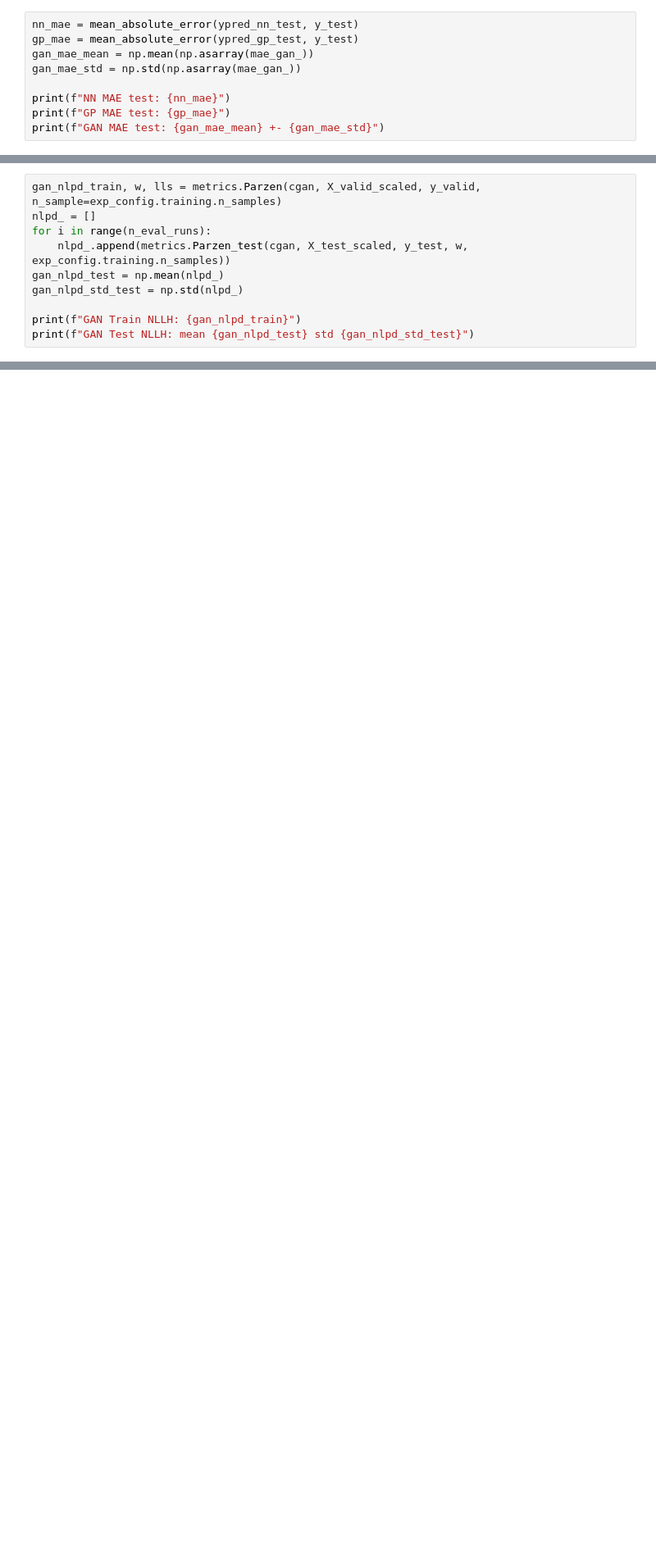
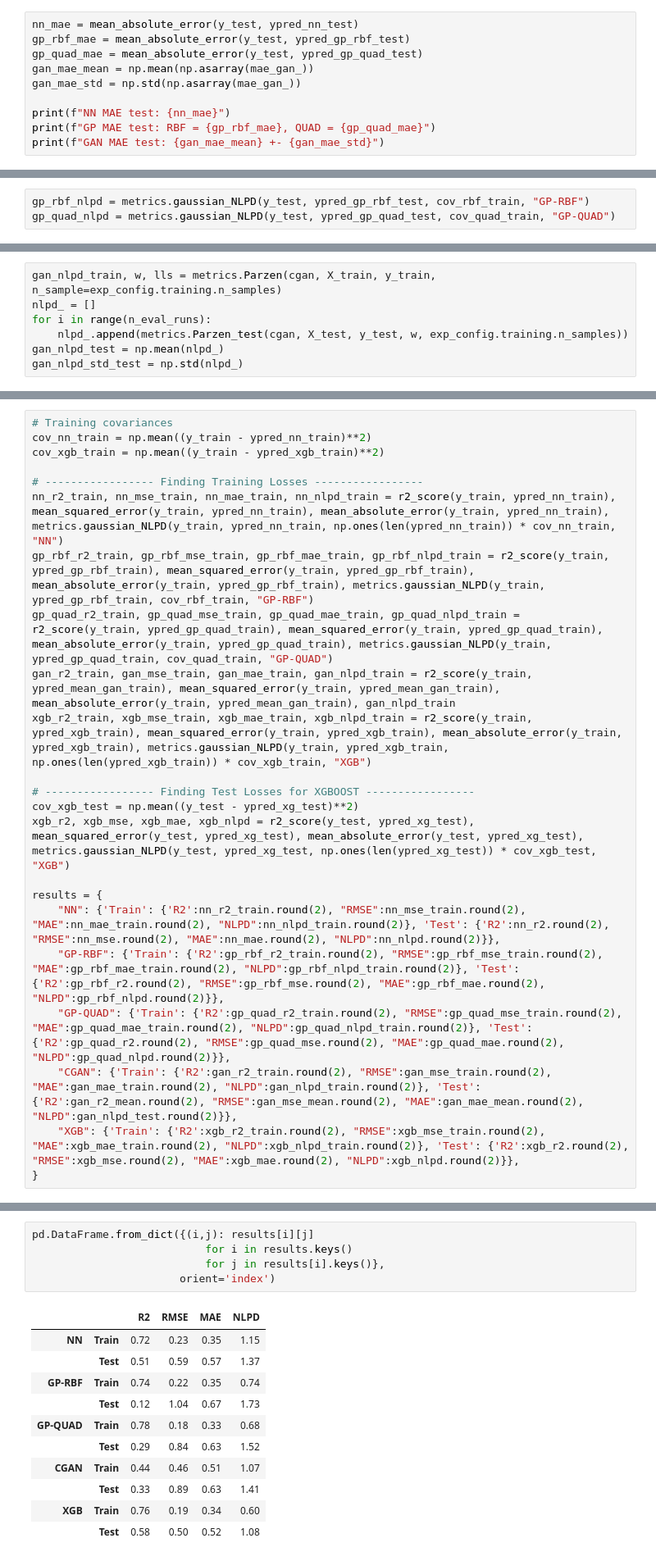
Before and after one commit to KumarNavish/ganRegression, a Jupyter notebook: notebook/real_world_data.ipynb, the cells around one changed output, grey strips where cells are left out. Shown: that part at 82% size. Saved outputs shown, nothing was run; the diff lists cells and outputs as text; blank space fills up the shorter version.

```diff
--- a/notebook/real_world_data.ipynb
+++ b/notebook/real_world_data.ipynb
@@ -226,9 +691,10 @@ for i in range(n_eval_runs):
 # %%
-nn_mae = mean_absolute_error(ypred_nn_test, y_test)
-gp_mae = mean_absolute_error(ypred_gp_test, y_test)
+nn_mae = mean_absolute_error(y_test, ypred_nn_test)
+gp_rbf_mae = mean_absolute_error(y_test, ypred_gp_rbf_test)
+gp_quad_mae = mean_absolute_error(y_test, ypred_gp_quad_test)
 gan_mae_mean = np.mean(np.asarray(mae_gan_))
 gan_mae_std = np.std(np.asarray(mae_gan_))
 
 print(f"NN MAE test: {nn_mae}")
-print(f"GP MAE test: {gp_mae}")
+print(f"GP MAE test: RBF = {gp_rbf_mae}, QUAD = {gp_quad_mae}")
 print(f"GAN MAE test: {gan_mae_mean} +- {gan_mae_std}")
@@ -251,0 +742,3 @@ gp_nlpd = metrics.gaussian_NLPD(y_test, ypred_gp_test, cov_test, "GP")
+# %%
+gp_rbf_nlpd = metrics.gaussian_NLPD(y_test, ypred_gp_rbf_test, cov_rbf_train, "GP-RBF")
+gp_quad_nlpd = metrics.gaussian_NLPD(y_test, ypred_gp_quad_test, cov_quad_train, "GP-QUAD")
@@ -252,10 +748,7 @@ gp_nlpd = metrics.gaussian_NLPD(y_test, ypred_gp_test, cov_test, "GP")
 # %%
-gan_nlpd_train, w, lls = metrics.Parzen(cgan, X_valid_scaled, y_valid, n_sample=exp_config.training.n_samples)
+gan_nlpd_train, w, lls = metrics.Parzen(cgan, X_train, y_train, n_sample=exp_config.training.n_samples)
 nlpd_ = []
 for i in range(n_eval_runs):
-    nlpd_.append(metrics.Parzen_test(cgan, X_test_scaled, y_test, w, exp_config.training.n_samples))
+    nlpd_.append(metrics.Parzen_test(cgan, X_test, y_test, w, exp_config.training.n_samples))
 gan_nlpd_test = np.mean(nlpd_)
 gan_nlpd_std_test = np.std(nlpd_)
-
-print(f"GAN Train NLLH: {gan_nlpd_train}")
-print(f"GAN Test NLLH: mean {gan_nlpd_test} std {gan_nlpd_std_test}")
@@ -278,0 +804,23 @@ if exp_config.run.save_fig:
+# %%
+# Training covariances
+cov_nn_train = np.mean((y_train - ypred_nn_train)**2)
+cov_xgb_train = np.mean((y_train - ypred_xgb_train)**2)
+
+# ----------------- Finding Training Losses -----------------
+nn_r2_train, nn_mse_train, nn_mae_train, nn_nlpd_train = r2_score(y_train, ypred_nn_train), mean_squared_error(y_train, ypred_nn_train), mean_absolute_error(y_train, ypred_nn_train), metrics.gaussian_NLPD(y_train, ypred_nn_train, np.ones(len(ypred_nn_train)) * cov_nn_train, "NN")
+gp_rbf_r2_train, gp_rbf_mse_train, gp_rbf_mae_train, gp_rbf_nlpd_train = r2_score(y_train, ypred_gp_rbf_train), mean_squared_error(y_train, ypred_gp_rbf_train), mean_absolute_error(y_train, ypred_gp_rbf_train), metrics.gaussian_NLPD(y_train, ypred_gp_rbf_train, cov_rbf_train, "GP-RBF")
+gp_quad_r2_train, gp_quad_mse_train, gp_quad_mae_train, gp_quad_nlpd_train = r2_score(y_train, ypred_gp_quad_train), mean_squared_error(y_train, ypred_gp_quad_train), mean_absolute_error(y_train, ypred_gp_quad_train), metrics.gaussian_NLPD(y_train, ypred_gp_quad_train, cov_quad_train, "GP-QUAD")
+gan_r2_train, gan_mse_train, gan_mae_train, gan_nlpd_train = r2_score(y_train, ypred_mean_gan_train), mean_squared_error(y_train, ypred_mean_gan_train), mean_absolute_error(y_train, ypred_mean_gan_train), gan_nlpd_train
+xgb_r2_train, xgb_mse_train, xgb_mae_train, xgb_nlpd_train = r2_score(y_train, ypred_xgb_train), mean_squared_error(y_train, ypred_xgb_train), mean_absolute_error(y_train, ypred_xgb_train), metrics.gaussian_NLPD(y_train, ypred_xgb_train, np.ones(len(ypred_xgb_train)) * cov_xgb_train, "XGB")
+
+# ----------------- Finding Test Losses for XGBOOST -----------------
+cov_xgb_test = np.mean((y_test - ypred_xg_test)**2)
+xgb_r2, xgb_mse, xgb_mae, xgb_nlpd = r2_score(y_test, ypred_xg_test), mean_squared_error(y_test, ypred_xg_test), mean_absolute_error(y_test, ypred_xg_test), metrics.gaussian_NLPD(y_test, ypred_xg_test, np.ones(len(ypred_xg_test)) * cov_xgb_test, "XGB")
+
+results = {
+    "NN": {'Train': {'R2':nn_r2_train.round(2), "RMSE":nn_mse_train.round(2), "MAE":nn_mae_train.round(2), "NLPD":nn_nlpd_train.round(2)}, 'Test': {'R2':nn_r2.round(2), "RMSE":nn_mse.round(2), "MAE":nn_mae.round(2), "NLPD":nn_nlpd.round(2)}},
+    "GP-RBF": {'Train': {'R2':gp_rbf_r2_train.round(2), "RMSE":gp_rbf_mse_train.round(2), "MAE":gp_rbf_mae_train.round(2), "NLPD":gp_rbf_nlpd_train.round(2)}, 'Test': {'R2':gp_rbf_r2.round(2), "RMSE":gp_rbf_mse.round(2), "MAE":gp_rbf_mae.round(2), "NLPD":gp_rbf_nlpd.round(2)}},
+    "GP-QUAD": {'Train': {'R2':gp_quad_r2_train.round(2), "RMSE":gp_quad_mse_train.round(2), "MAE":gp_quad_mae_train.round(2), "NLPD":gp_quad_nlpd_train.round(2)}, 'Test': {'R2':gp_quad_r2.round(2), "RMSE":gp_quad_mse.round(2), "MAE":gp_quad_mae.round(2), "NLPD":gp_quad_nlpd.round(2)}},
+    "CGAN": {'Train': {'R2':gan_r2_train.round(2), "RMSE":gan_mse_train.round(2), "MAE":gan_mae_train.round(2), "NLPD":gan_nlpd_train.round(2)}, 'Test': {'R2':gan_r2_mean.round(2), "RMSE":gan_mse_mean.round(2), "MAE":gan_mae_mean.round(2), "NLPD":gan_nlpd_test.round(2)}},
+    "XGB": {'Train': {'R2':xgb_r2_train.round(2), "RMSE":xgb_mse_train.round(2), "MAE":xgb_mae_train.round(2), "NLPD":xgb_nlpd_train.round(2)}, 'Test': {'R2':xgb_r2.round(2), "RMSE":xgb_mse.round(2), "MAE":xgb_mae.round(2), "NLPD":xgb_nlpd.round(2)}},
+}
@@ -278,0 +833,17 @@ if exp_config.run.save_fig:
+# %%
+pd.DataFrame.from_dict({(i,j): results[i][j]
+                           for i in results.keys()
+                           for j in results[i].keys()},
+                       orient='index')
+# %% [output]
+|  |  | R2 | RMSE | MAE | NLPD |
+| NN | Train | 0.72 | 0.23 | 0.35 | 1.15 |
+|  | Test | 0.51 | 0.59 | 0.57 | 1.37 |
+| GP-RBF | Train | 0.74 | 0.22 | 0.35 | 0.74 |
+|  | Test | 0.12 | 1.04 | 0.67 | 1.73 |
+| GP-QUAD | Train | 0.78 | 0.18 | 0.33 | 0.68 |
+|  | Test | 0.29 | 0.84 | 0.63 | 1.52 |
+| CGAN | Train | 0.44 | 0.46 | 0.51 | 1.07 |
+|  | Test | 0.33 | 0.89 | 0.63 | 1.41 |
+| XGB | Train | 0.76 | 0.19 | 0.34 | 0.60 |
+|  | Test | 0.58 | 0.50 | 0.52 | 1.08 |
```
Also changed, not shown: parts of 55 cells of this notebook, 6 other files.
